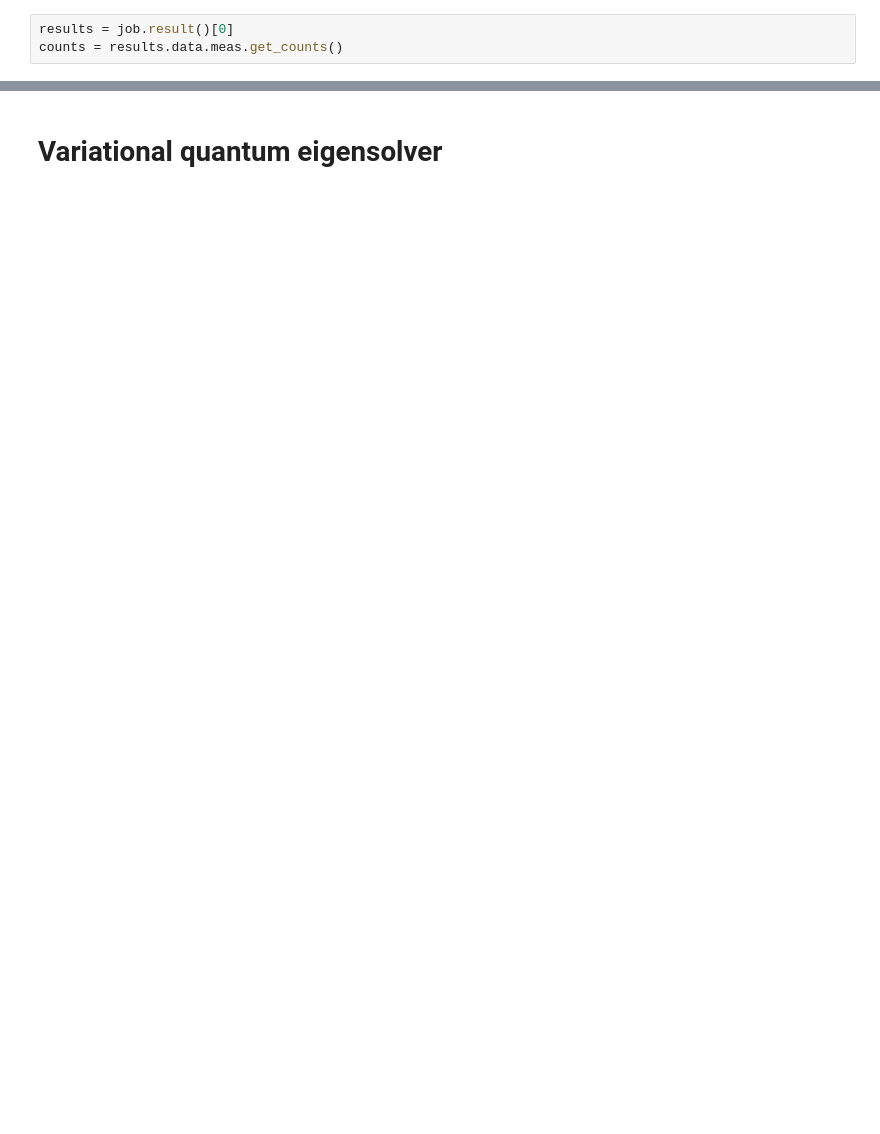
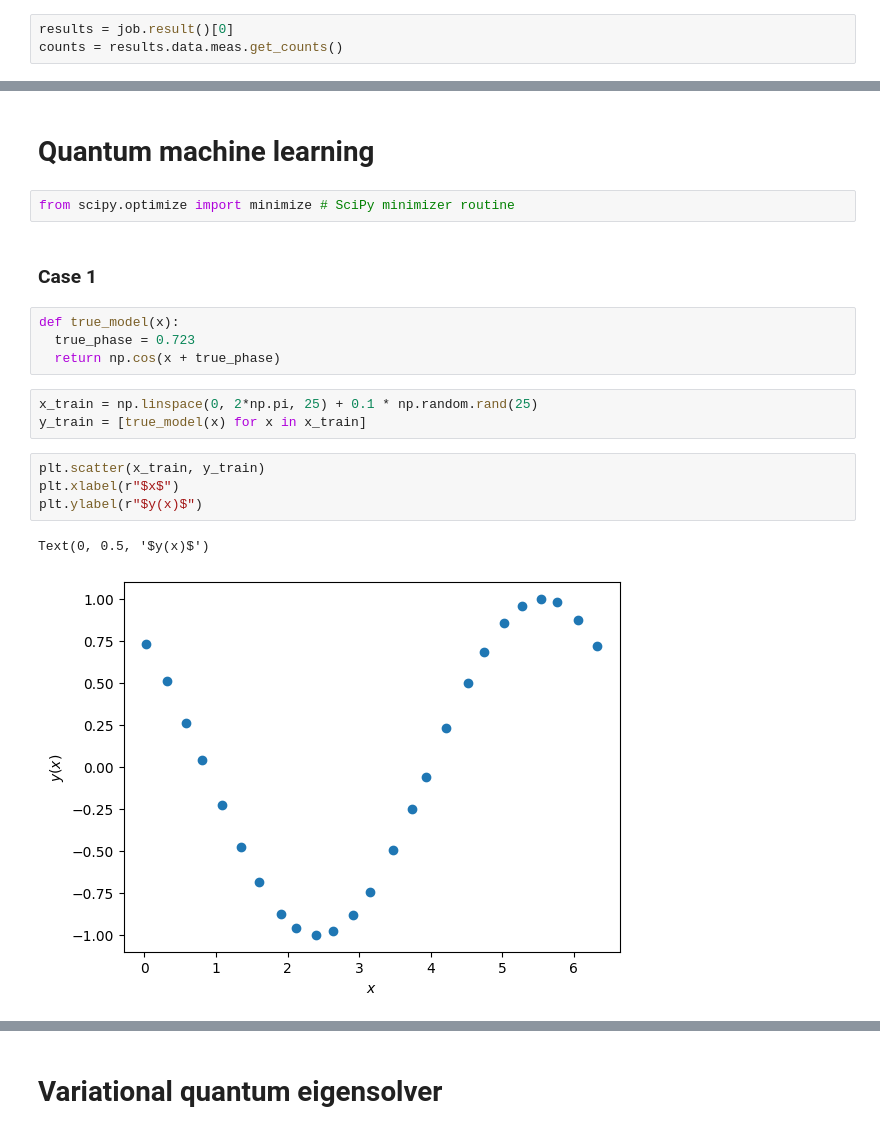
Before and after one commit to DuarteMagano/Hello-Quantum-World, a Jupyter notebook: tutorial_teacher.ipynb, the cells around one changed output, grey strips where cells are left out. Drawn from its saved outputs; the diff is of its cells as text; blank space fills up the shorter version.

```diff
--- a/tutorial_teacher.ipynb
+++ b/tutorial_teacher.ipynb
@@ -444,0 +478,20 @@ qc.draw("mpl")
+# %% [markdown]
+# Quantum machine learning
+# %%
+from scipy.optimize import minimize # SciPy minimizer routine
+# %% [markdown]
+### Case 1
+# %%
+def true_model(x):
+  true_phase = 0.723
+  return np.cos(x + true_phase)
+# %%
+x_train = np.linspace(0, 2*np.pi, 25) + 0.1 * np.random.rand(25)
+y_train = [true_model(x) for x in x_train]
+# %%
+plt.scatter(x_train, y_train)
+plt.xlabel(r"$x$")
+plt.ylabel(r"$y(x)$")
+# %% [output]
+Text(0, 0.5, '$y(x)$')
+[figure, added]
```
Also changed, not shown: parts of 92 cells of this notebook.
